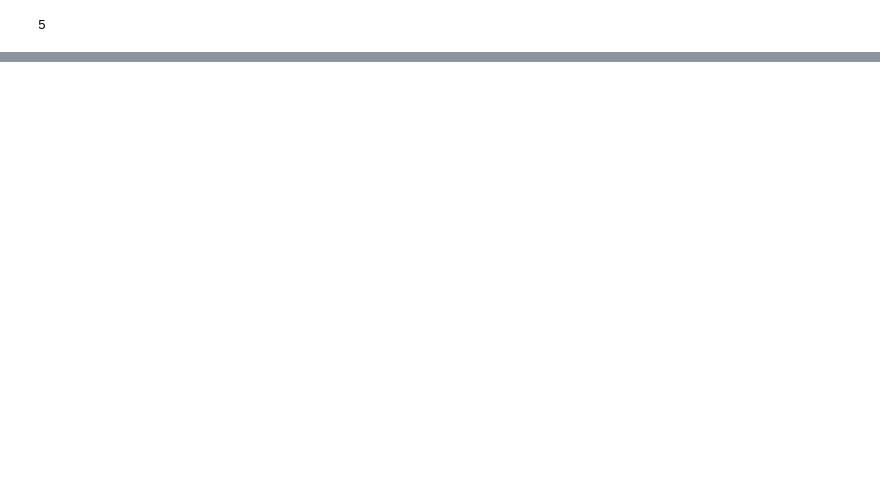
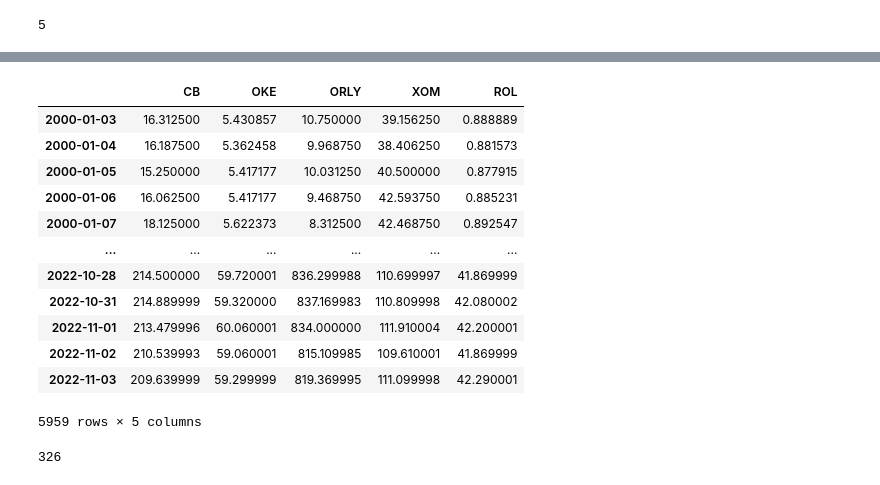
Before and after one commit to Jesus-Almansa/Final_Project_DA, a Jupyter notebook: project.ipynb, the cells around one changed output, grey strips where cells are left out. Saved outputs shown, nothing was run; the diff lists cells and outputs as text; code cells hidden in the pictures; blank space fills up the shorter version.

```diff
--- a/project.ipynb
+++ b/project.ipynb
@@ -579,3 +579,23 @@ for i in range(30, len(test_data)):
     x_test.append(test_data[i-30:i, 0])
 x_test = np.array(x_test)
 x_test = np.reshape(x_test, (x_test.shape[0], x_test.shape[1], 1))
+# %%
+close[best.columns]
+# %% [output]
+|  | CB | OKE | ORLY | XOM | ROL |
+| 2000-01-03 | 16.312500 | 5.430857 | 10.750000 | 39.156250 | 0.888889 |
+| 2000-01-04 | 16.187500 | 5.362458 | 9.968750 | 38.406250 | 0.881573 |
+| 2000-01-05 | 15.250000 | 5.417177 | 10.031250 | 40.500000 | 0.877915 |
+| 2000-01-06 | 16.062500 | 5.417177 | 9.468750 | 42.593750 | 0.885231 |
+| 2000-01-07 | 18.125000 | 5.622373 | 8.312500 | 42.468750 | 0.892547 |
+| ... | ... | ... | ... | ... | ... |
+| 2022-10-28 | 214.500000 | 59.720001 | 836.299988 | 110.699997 | 41.869999 |
+| 2022-10-31 | 214.889999 | 59.320000 | 837.169983 | 110.809998 | 42.080002 |
+| 2022-11-01 | 213.479996 | 60.060001 | 834.000000 | 111.910004 | 42.200001 |
+| 2022-11-02 | 210.539993 | 59.060001 | 815.109985 | 109.610001 | 41.869999 |
+| 2022-11-03 | 209.639999 | 59.299999 | 819.369995 | 111.099998 | 42.290001 |
+5959 rows × 5 columns
+# %%
+i
+# %% [output]
+326
```
Also changed, not shown: parts of 22 cells of this notebook.
